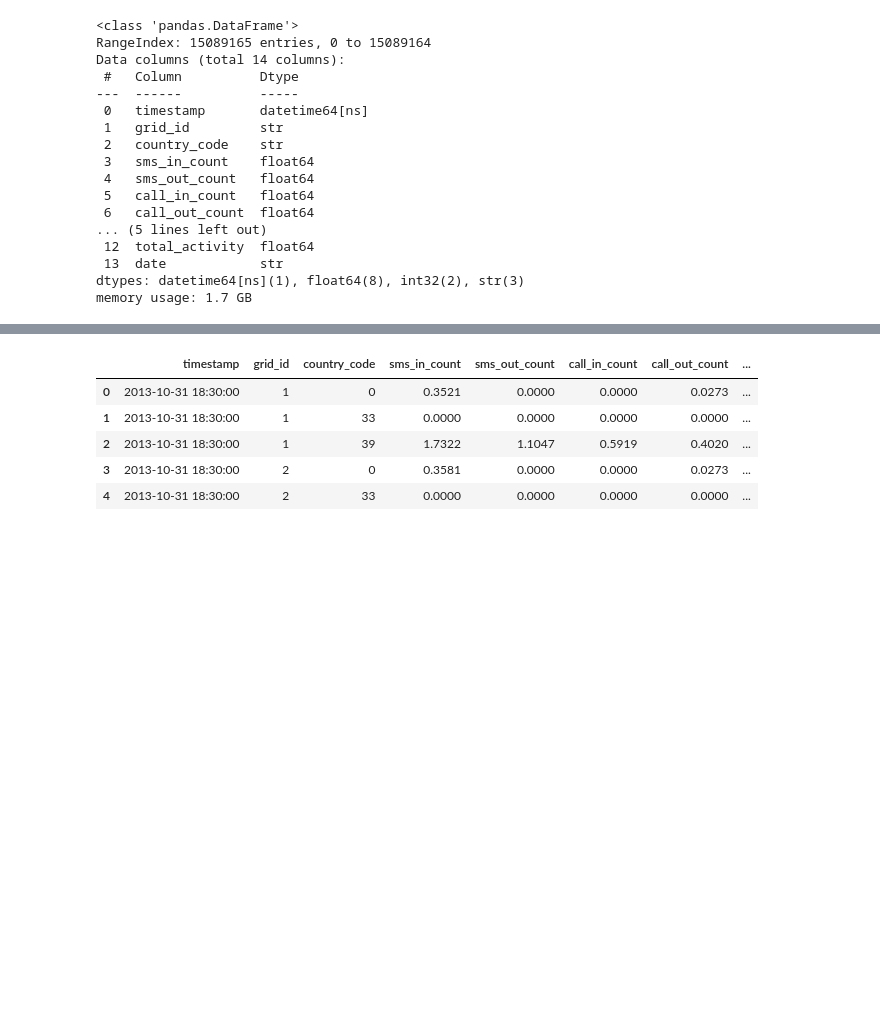
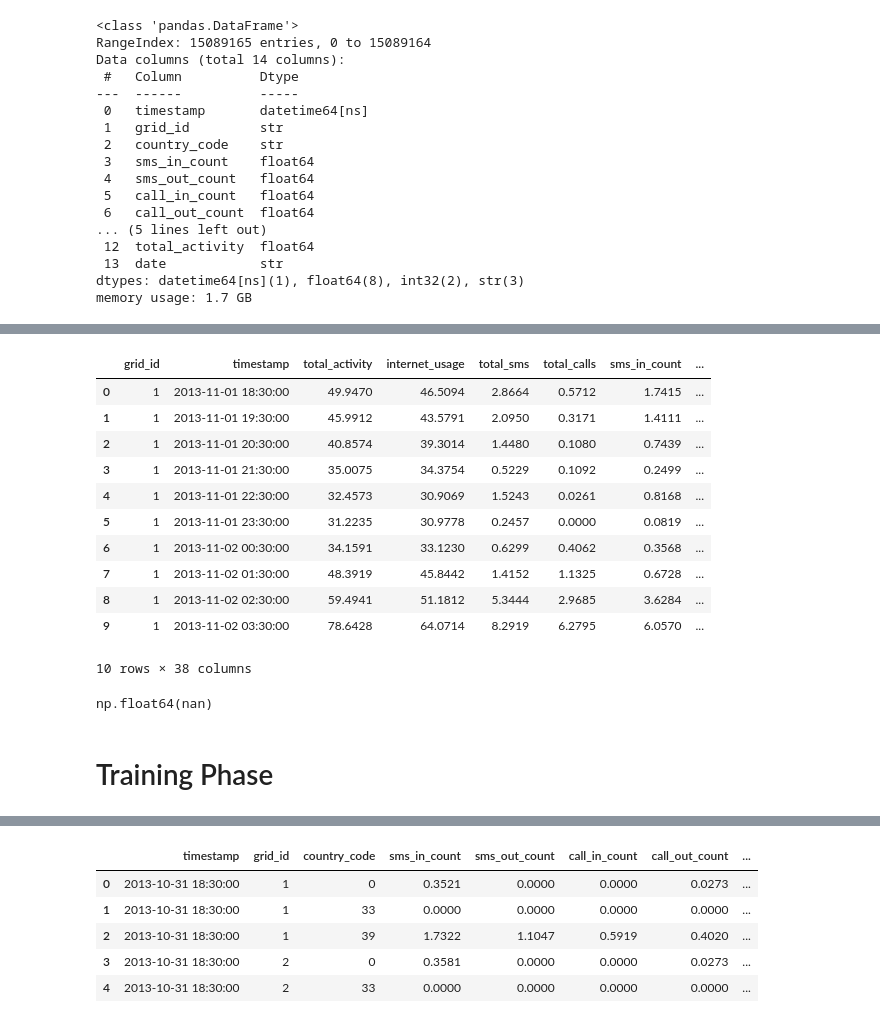
Before and after one commit to Chandru82582/PredectiveIntelligenceSystem, a Jupyter notebook: DataAnalysis/featuring.ipynb, the cells around one changed output, grey strips where cells are left out. Cells and saved outputs as stored; diff of their text form; code cells hidden in the pictures; blank space fills up the shorter version.

```diff
--- a/DataAnalysis/featuring.ipynb
+++ b/DataAnalysis/featuring.ipynb
@@ -55,0 +150,42 @@ memory usage: 1.7 GB
+# %%
+# 3. Lags & Momentum
+
+df_agg["activity_lag_1h"] = grid_group["total_activity"].shift(1)
+df_agg["activity_lag_2h"] = grid_group["total_activity"].shift(2)
+df_agg["activity_lag_24h"] = grid_group["total_activity"].shift(24)
+
+
+df_agg["velocity_1h"] = df_agg["total_activity"] - df_agg["activity_lag_1h"]
+df_agg["acceleration_1h"] = (
+        df_agg["total_activity"]
+        - 2 * df_agg["activity_lag_1h"]
+        + df_agg["activity_lag_2h"]
+    )
+df_agg["activity_vs_same_hour_yesterday"] = (df_agg["total_activity"] + eps) / (
+        df_agg["activity_lag_24h"] + eps
+    )
+# %%
+# 4. Traffic Composition
+roll_internet = grid_group["internet_usage"].transform(
+    lambda s: s.rolling(6, min_periods=1).sum()
+)
+roll_total = grid_group["total_activity"].transform(
+    lambda s: s.rolling(6, min_periods=1).sum()
+)
+df_agg["internet_share"] = (roll_internet + eps) / (roll_total + eps)
+df_agg["sms_to_call_ratio"] = (df_agg["total_sms"] + eps) / (
+    df_agg["total_calls"] + eps
+)
+# %%
+# 5. Temporal Features
+hour = df_agg["feature_timestamp"].dt.hour
+dow = df_agg["feature_timestamp"].dt.dayofweek
+df_agg["hour"] = hour
+df_agg["day_of_week"] = dow
+df_agg["is_weekend"] = dow.isin([5, 6]).astype(int)
+df_agg["hour_sin"] = np.sin(2 * np.pi * hour / 24.0)
+df_agg["hour_cos"] = np.cos(2 * np.pi * hour / 24.0)
+df_agg["dow_sin"] = np.sin(2 * np.pi * dow / 7.0)
+df_agg["dow_cos"] = np.cos(2 * np.pi * dow / 7.0)
+# %%
+df_agg["grid_id"] = df_agg["grid_id"].astype("category")
@@ -55,0 +212,20 @@ memory usage: 1.7 GB
+# %%
+df_agg.head(10)
+# %% [output]
+|  | grid_id | timestamp | total_activity | internet_usage | total_sms | total_calls | sms_in_count | ... |
+| 0 | 1 | 2013-11-01 18:30:00 | 49.9470 | 46.5094 | 2.8664 | 0.5712 | 1.7415 | ... |
+| 1 | 1 | 2013-11-01 19:30:00 | 45.9912 | 43.5791 | 2.0950 | 0.3171 | 1.4111 | ... |
+| 2 | 1 | 2013-11-01 20:30:00 | 40.8574 | 39.3014 | 1.4480 | 0.1080 | 0.7439 | ... |
+| 3 | 1 | 2013-11-01 21:30:00 | 35.0075 | 34.3754 | 0.5229 | 0.1092 | 0.2499 | ... |
+| 4 | 1 | 2013-11-01 22:30:00 | 32.4573 | 30.9069 | 1.5243 | 0.0261 | 0.8168 | ... |
+| 5 | 1 | 2013-11-01 23:30:00 | 31.2235 | 30.9778 | 0.2457 | 0.0000 | 0.0819 | ... |
+| 6 | 1 | 2013-11-02 00:30:00 | 34.1591 | 33.1230 | 0.6299 | 0.4062 | 0.3568 | ... |
+| 7 | 1 | 2013-11-02 01:30:00 | 48.3919 | 45.8442 | 1.4152 | 1.1325 | 0.6728 | ... |
+| 8 | 1 | 2013-11-02 02:30:00 | 59.4941 | 51.1812 | 5.3444 | 2.9685 | 3.6284 | ... |
+| 9 | 1 | 2013-11-02 03:30:00 | 78.6428 | 64.0714 | 8.2919 | 6.2795 | 6.0570 | ... |
+10 rows × 38 columns
+# %%
+
+df_agg["activity_vs_same_hour_yesterday"].iloc[23]
+# %% [output]
+np.float64(nan)
@@ -55,0 +234,2 @@ memory usage: 1.7 GB
+# %% [markdown]
+<h1>Training Phase</h1>
```
Also changed, not shown: parts of 37 cells of this notebook, 13 other files.
